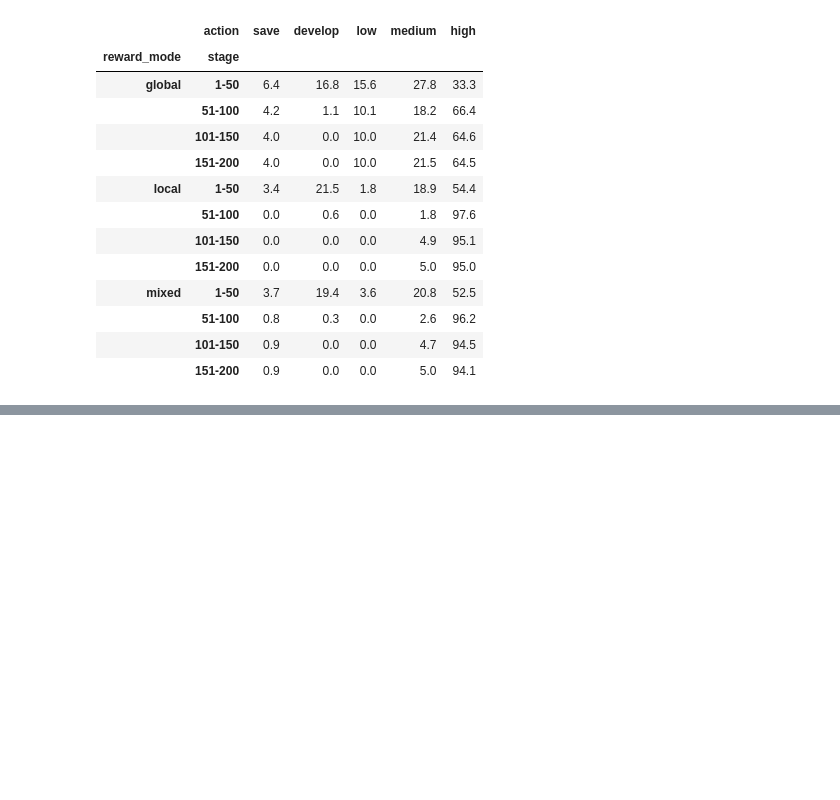
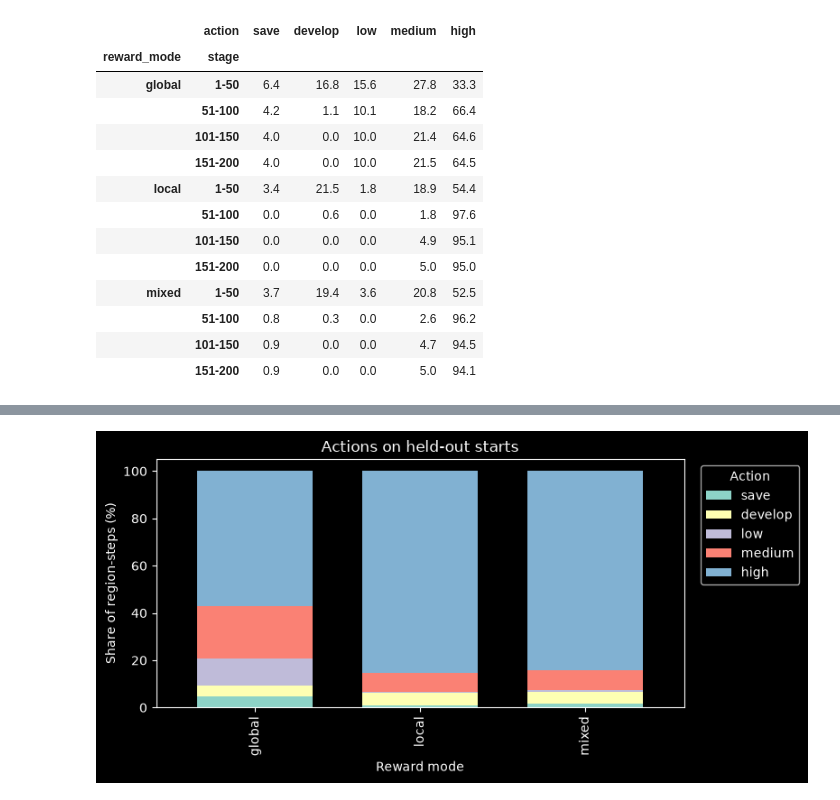
Before and after one commit to Barderus/regional-pollution-marl, a Jupyter notebook: study_2_economic_sustainability/notebooks/04_policy_behavior.ipynb, the cells around one changed output, grey strips where cells are left out. Drawn from its saved outputs; the diff is of its cells as text; code cells hidden in the pictures; blank space fills up the shorter version.

```diff
--- a/study_2_economic_sustainability/notebooks/04_policy_behavior.ipynb
+++ b/study_2_economic_sustainability/notebooks/04_policy_behavior.ipynb
@@ -50,6 +52,26 @@ Loaded 15 trained policies
 
 - One row represents one region at one step.
 - The environment still updates all four regions together.
+# %%
+def step_rows(step, observations, edi_before, actions, info, failed):
+    rows = []
+
+    for region in range(4):
+        rows.append({
+            "step": step,
+            "region": region,
+            "action": actions[region],
+            "edi_before": edi_before[region],
+            "edi_after": info["development_indices"][region],
+            "global_pollution_bin_before": observations[region][3],
+            "cost_paid": info["costs_paid"][region],
+            "valid": info["valid_actions"][region],
+            "pollution_after": info["pollution_loads"][region],
+            "gpi_after": info["global_pollution_index"],
+            "failed": failed,
+        })
+
+    return rows
 # %%
 def collect_episode_actions(agents, reward_mode, seed):
     environment = EconomicSustainabilityEnvironment(reward_mode)
@@ -57,14 +79,18 @@ def collect_episode_actions(agents, reward_mode, seed):
     rows = []
 
     while True:
+        edi_before = environment.development_indices
+        observations_before = observations
         actions = []
         for region in range(4):
             action = agents[region].select_action(observations[region], greedy=True)
             actions.append(action)
-            rows.append({"step": environment.step_count + 1,
-                         "region": region, "action": action})
 
         observations, rewards, terminated, truncated, info = environment.step(tuple(actions))
+        rows.extend(step_rows(
+            environment.step_count, observations_before, edi_before,
+            actions, info, terminated,
+        ))
         if terminated or truncated:
             break
 
@@ -80,6 +106,8 @@ for reward_mode in REWARD_MODES:
             rows = collect_episode_actions(agents, reward_mode, environment_seed)
             for row in rows:
                 row["reward_mode"] = reward_mode
+                row["training_seed"] = training_seed
+                row["environment_seed"] = environment_seed
             action_rows.extend(rows)
 
 actions = pd.DataFrame(action_rows)
@@ -121,0 +156,7 @@ display((stage_table.rename(columns=ACTION_NAMES) * 100).round(1))
+# %%
+action_counts = actions.groupby(["reward_mode", "training_seed", "action"]).size()
+action_counts = action_counts.unstack(fill_value=0).reindex(columns=range(5), fill_value=0)
+action_fractions = action_counts.div(action_counts.sum(axis=1), axis=0)
+mean_fractions = action_fractions.groupby("reward_mode").mean()
+
+display((mean_fractions.rename(columns=ACTION_NAMES) * 100).round(1))
@@ -121,0 +173,10 @@ display((stage_table.rename(columns=ACTION_NAMES) * 100).round(1))
+# %%
+ax = (mean_fractions.rename(columns=ACTION_NAMES) * 100).plot.bar(
+    stacked=True, figsize=(8, 4), width=0.7
+)
+ax.set(xlabel="Reward mode", ylabel="Share of region-steps (%)", title="Actions on held-out starts")
+ax.legend(title="Action", bbox_to_anchor=(1.02, 1), loc="upper left")
+plt.tight_layout()
+plt.show()
+# %% [output]
+[figure, added]
```
Also changed, not shown: parts of 23 cells of this notebook.
